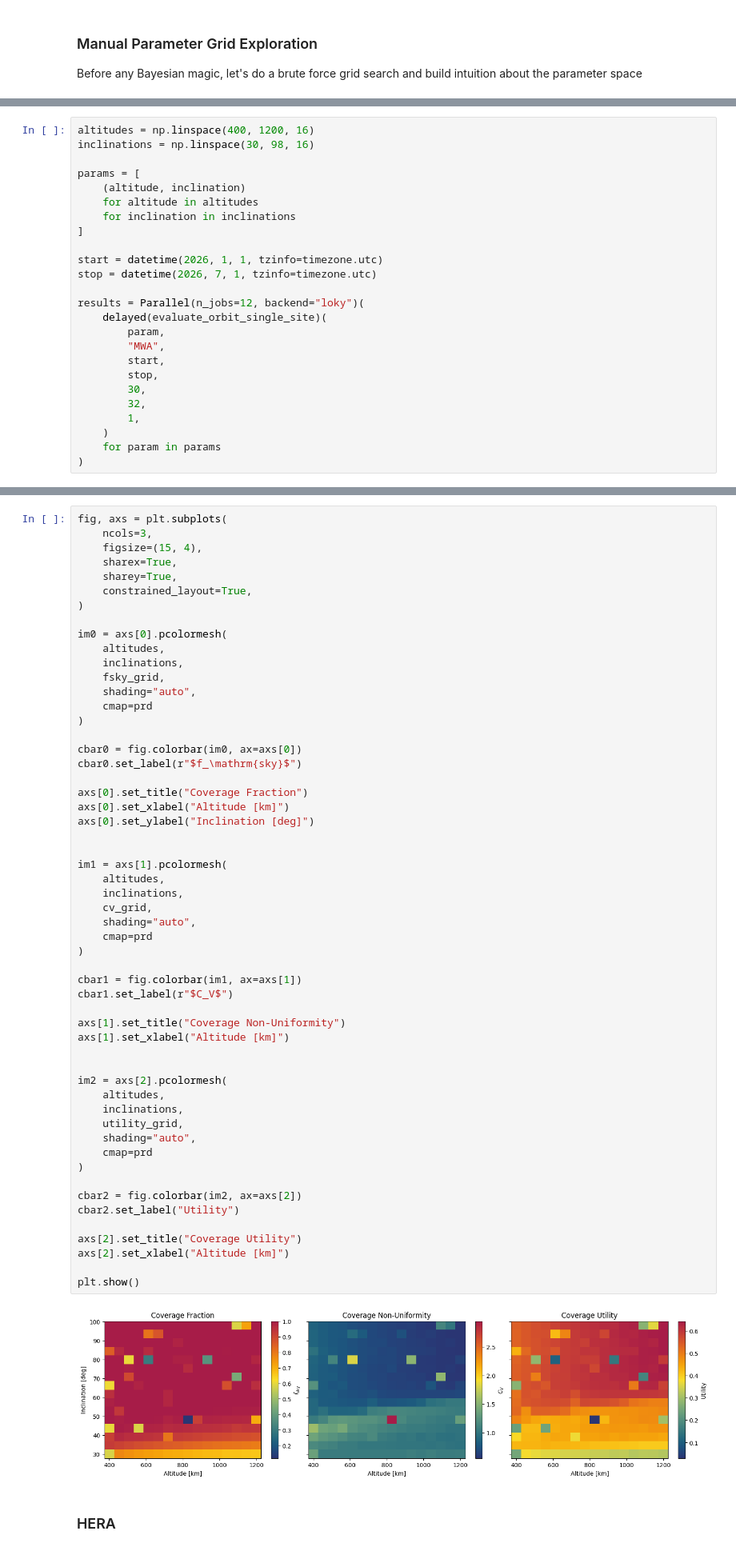
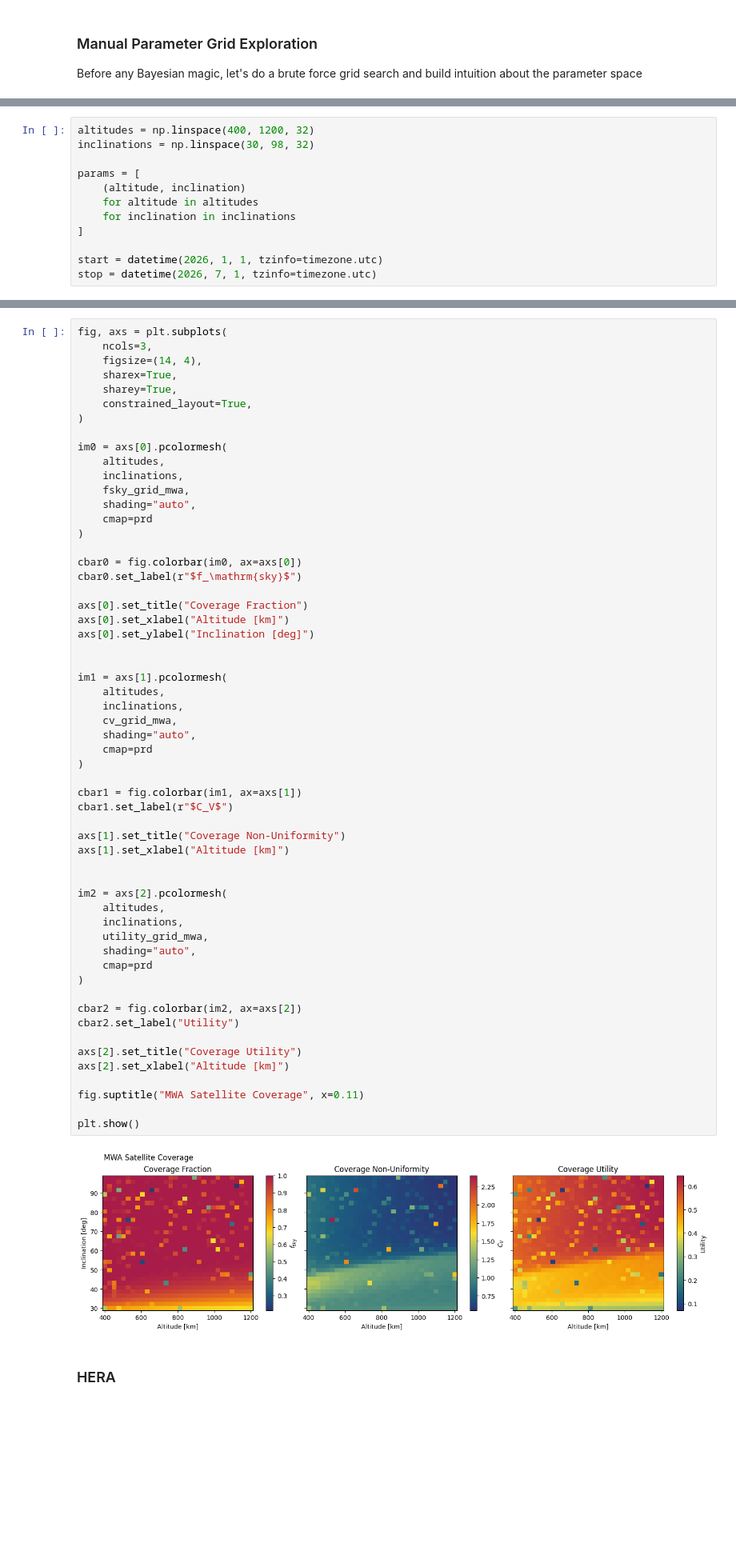
Before and after one commit to amanchokshi/skycov, a Jupyter notebook: notebooks/sky_coverage.ipynb, the cells around one changed output, grey strips where cells are left out. Shown at 80% size. Saved outputs shown, nothing was run; the diff lists cells and outputs as text; blank space fills up the shorter version.

Commit message:
32x32 sky coverage grids at MWA, HERA, LOFAR

```diff
--- a/notebooks/sky_coverage.ipynb
+++ b/notebooks/sky_coverage.ipynb
@@ -194,6 +191,6 @@ def evaluate_orbit_single_site(
 # %%
-altitudes = np.linspace(400, 1200, 16)
-inclinations = np.linspace(30, 98, 16)
+altitudes = np.linspace(400, 1200, 32)
+inclinations = np.linspace(30, 98, 32)
 
 params = [
     (altitude, inclination)
@@ -203,16 +200,3 @@ params = [
 
 start = datetime(2026, 1, 1, tzinfo=timezone.utc)
 stop = datetime(2026, 7, 1, tzinfo=timezone.utc)
-
-results = Parallel(n_jobs=12, backend="loky")(
-    delayed(evaluate_orbit_single_site)(
-        param,
-        "MWA",
-        start,
-        stop,
-        30,
-        32,
-        1,
-    )
-    for param in params
-)
@@ -234,7 +252,7 @@ for altitude, inclination, f_sky, cv, utility in results:
 # %%
 fig, axs = plt.subplots(
     ncols=3,
-    figsize=(15, 4),
+    figsize=(14, 4),
     sharex=True,
     sharey=True,
     constrained_layout=True,
@@ -243,7 +261,7 @@ fig, axs = plt.subplots(
 im0 = axs[0].pcolormesh(
     altitudes,
     inclinations,
-    fsky_grid,
+    fsky_grid_mwa,
     shading="auto",
     cmap=prd
 )
@@ -258,35 +276,37 @@ axs[0].set_ylabel("Inclination [deg]")
 
 im1 = axs[1].pcolormesh(
     altitudes,
     inclinations,
-    cv_grid,
+    cv_grid_mwa,
     shading="auto",
     cmap=prd
 )
 
 cbar1 = fig.colorbar(im1, ax=axs[1])
 cbar1.set_label(r"$C_V$")
 
 axs[1].set_title("Coverage Non-Uniformity")
 axs[1].set_xlabel("Altitude [km]")
 
 
 im2 = axs[2].pcolormesh(
     altitudes,
     inclinations,
-    utility_grid,
+    utility_grid_mwa,
     shading="auto",
     cmap=prd
 )
 
 cbar2 = fig.colorbar(im2, ax=axs[2])
 cbar2.set_label("Utility")
 
 axs[2].set_title("Coverage Utility")
 axs[2].set_xlabel("Altitude [km]")
 
+fig.suptitle("MWA Satellite Coverage", x=0.11)
+
 plt.show()
 # %% [output]
-[figure, old version]
+[figure, new version]
 # %% [markdown]
 ### HERA
```
Also changed, not shown: parts of 11 cells of this notebook.
